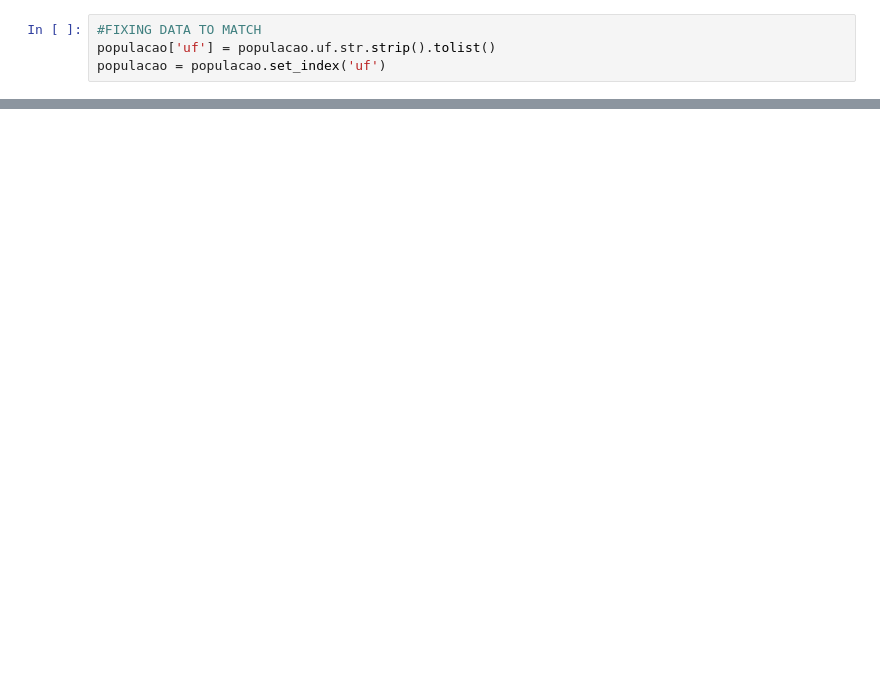
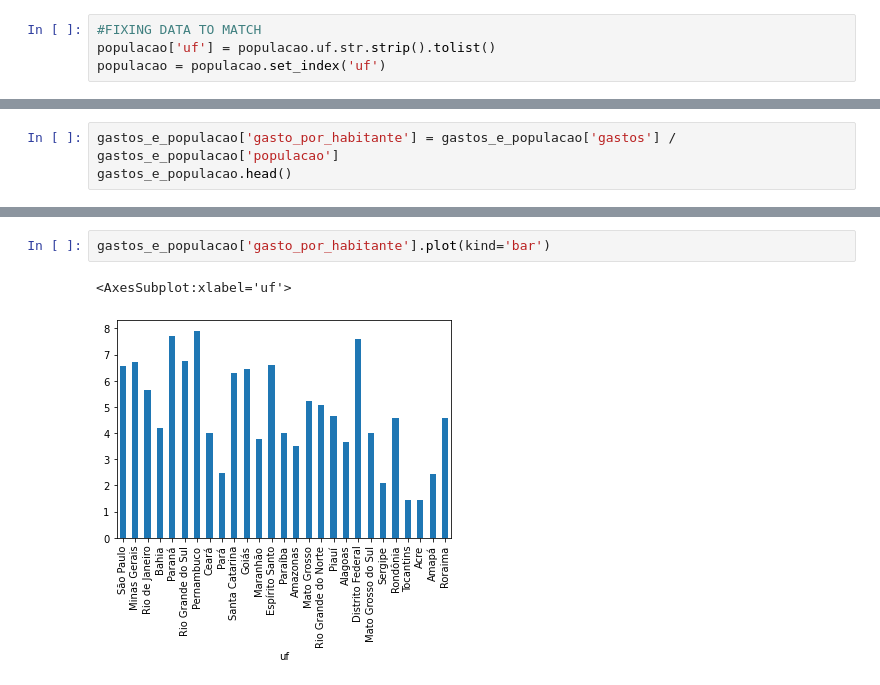
Before and after one commit to rfelipesilva/pos-tech-data-analytics, a Jupyter notebook: jupyter/02-Visualização de dados.ipynb, the cells around one changed output, grey strips where cells are left out. Saved outputs shown, nothing was run; the diff lists cells and outputs as text; blank space fills up the shorter version.

```diff
--- a/jupyter/02-Visualização de dados.ipynb
+++ b/jupyter/02-Visualização de dados.ipynb
@@ -185,0 +203,3 @@ populacao.join(gastos_populacao)
+# %%
+gastos_e_populacao['gasto_por_habitante'] = gastos_e_populacao['gastos'] / gastos_e_populacao['populacao']
+gastos_e_populacao.head()
@@ -185,0 +214,5 @@ populacao.join(gastos_populacao)
+# %%
+gastos_e_populacao['gasto_por_habitante'].plot(kind='bar')
+# %% [output]
+<AxesSubplot:xlabel='uf'>
+[figure, added]
```
Also changed, not shown: parts of 17 cells of this notebook.
